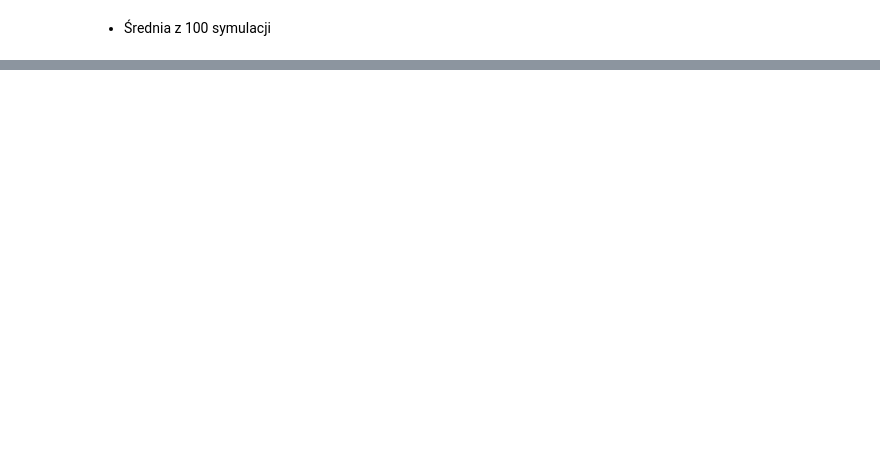
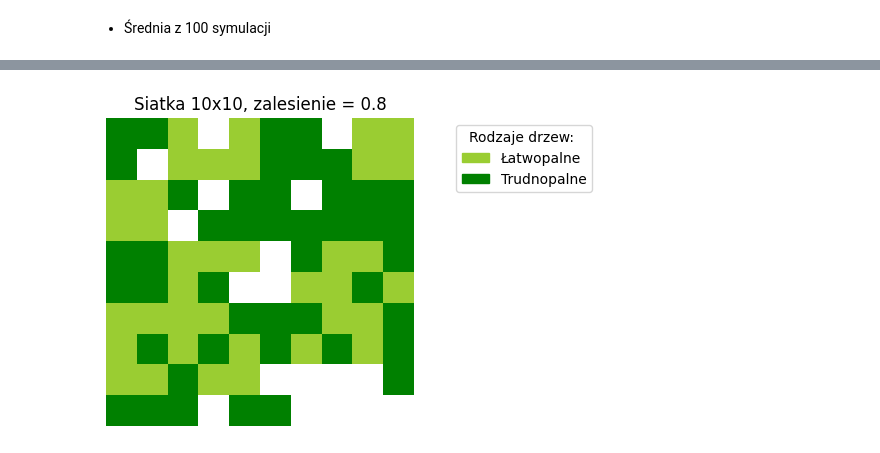
Before and after one commit to JKrempinska/fire-spread-percolation, a Jupyter notebook: fire.ipynb, the cells around one changed output, grey strips where cells are left out. Drawn from its saved outputs; the diff is of its cells as text; code cells hidden in the pictures; blank space fills up the shorter version.

```diff
--- a/fire.ipynb
+++ b/fire.ipynb
@@ -446,0 +459,7 @@ plt.show()
+# %%
+size = 10
+p_tree = 0.8
+_, grid_type = forest_grid_with_type(size, p_tree, tree_ratio=[0.5, 0.5])
+draw_forest_with_type(grid_type, tree_type_color, ["Łatwopalne", "Trudnopalne"], p_tree)
+# %% [output]
+[figure, added]
```
Also changed, not shown: parts of 49 cells of this notebook, 4 other files.
